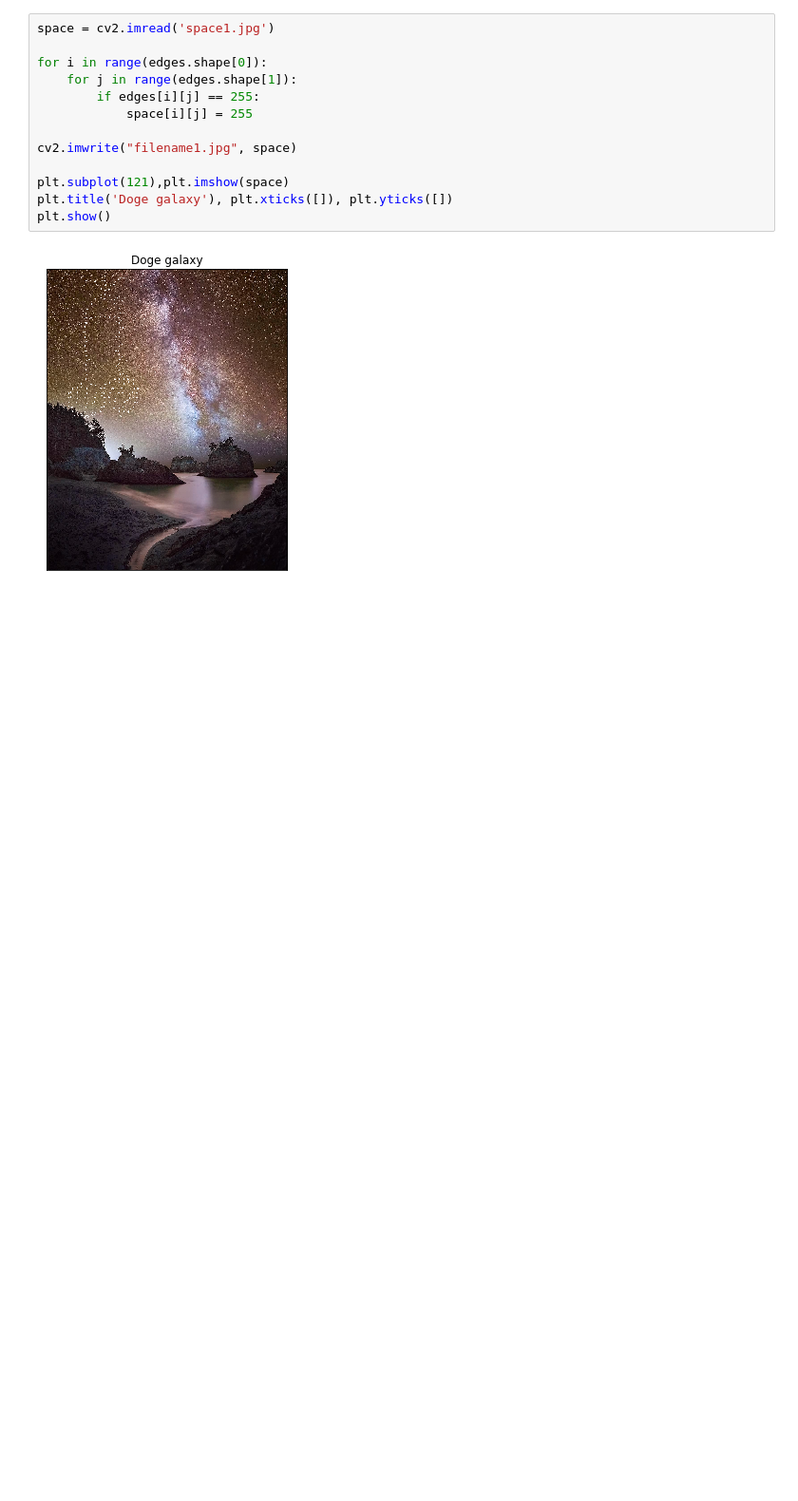
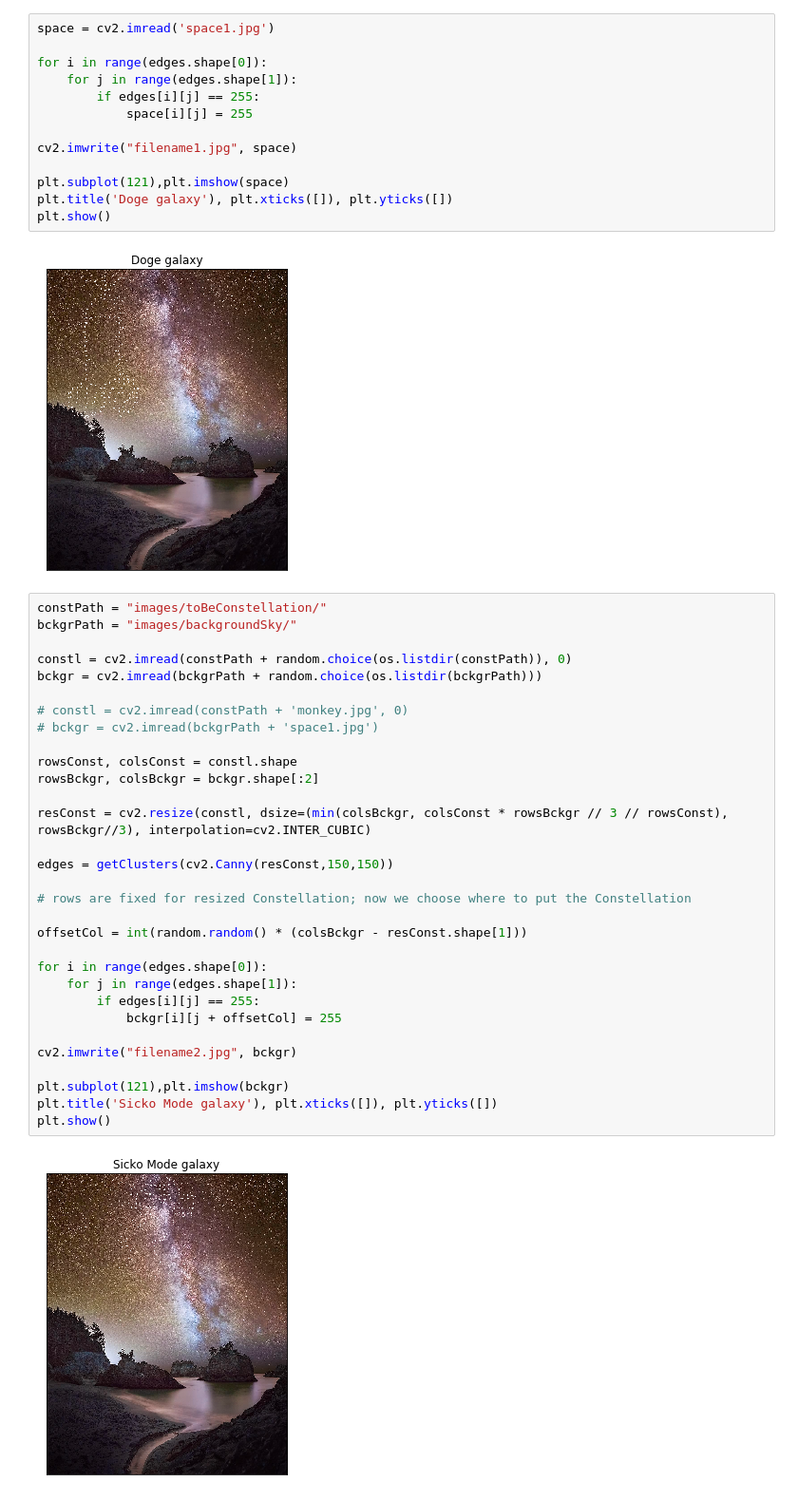
Before and after one commit to msm416/bas-hackathon-constellation-bot, a Jupyter notebook: BAS TEST.ipynb, the cells around one changed output. Shown at 95% size. Saved outputs shown, nothing was run; the diff lists cells and outputs as text; blank space fills up the shorter version.

```diff
--- a/BAS TEST.ipynb
+++ b/BAS TEST.ipynb
@@ -66,3 +71,36 @@ plt.title('Doge galaxy'), plt.xticks([]), plt.yticks([])
 plt.show()
 # %% [output]
 [figure]
+# %%
+constPath = "images/toBeConstellation/"
+bckgrPath = "images/backgroundSky/"
+
+constl = cv2.imread(constPath + random.choice(os.listdir(constPath)), 0)
+bckgr = cv2.imread(bckgrPath + random.choice(os.listdir(bckgrPath)))
+
+# constl = cv2.imread(constPath + 'monkey.jpg', 0)
+# bckgr = cv2.imread(bckgrPath + 'space1.jpg')
+
+rowsConst, colsConst = constl.shape
+rowsBckgr, colsBckgr = bckgr.shape[:2]
+
+resConst = cv2.resize(constl, dsize=(min(colsBckgr, colsConst * rowsBckgr // 3 // rowsConst), rowsBckgr//3), interpolation=cv2.INTER_CUBIC)
+
+edges = getClusters(cv2.Canny(resConst,150,150))
+
+# rows are fixed for resized Constellation; now we choose where to put the Constellation
+
+offsetCol = int(random.random() * (colsBckgr - resConst.shape[1]))
+
+for i in range(edges.shape[0]):
+    for j in range(edges.shape[1]):
+        if edges[i][j] == 255:
+            bckgr[i][j + offsetCol] = 255
+
+cv2.imwrite("filename2.jpg", bckgr)
+
+plt.subplot(121),plt.imshow(bckgr)
+plt.title('Sicko Mode galaxy'), plt.xticks([]), plt.yticks([])
+plt.show()
+# %% [output]
+[figure, added]
```
Also changed, not shown: parts of 4 cells of this notebook, 12 other files.
